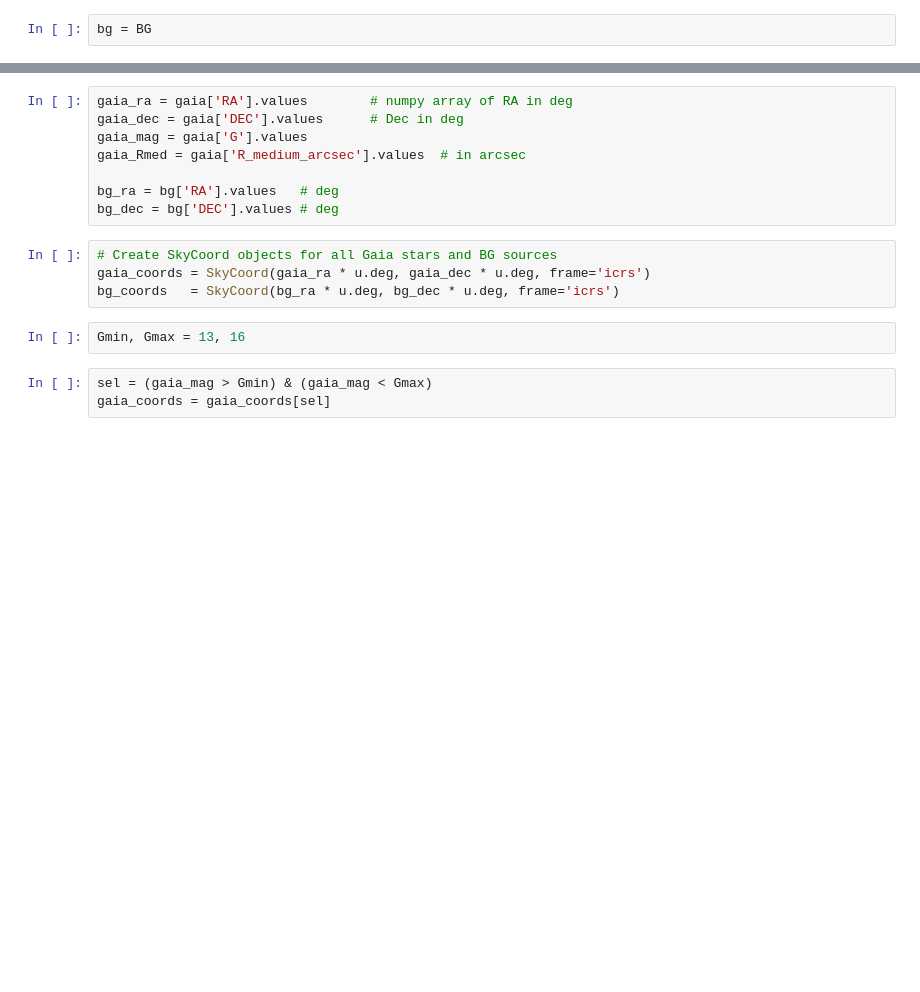
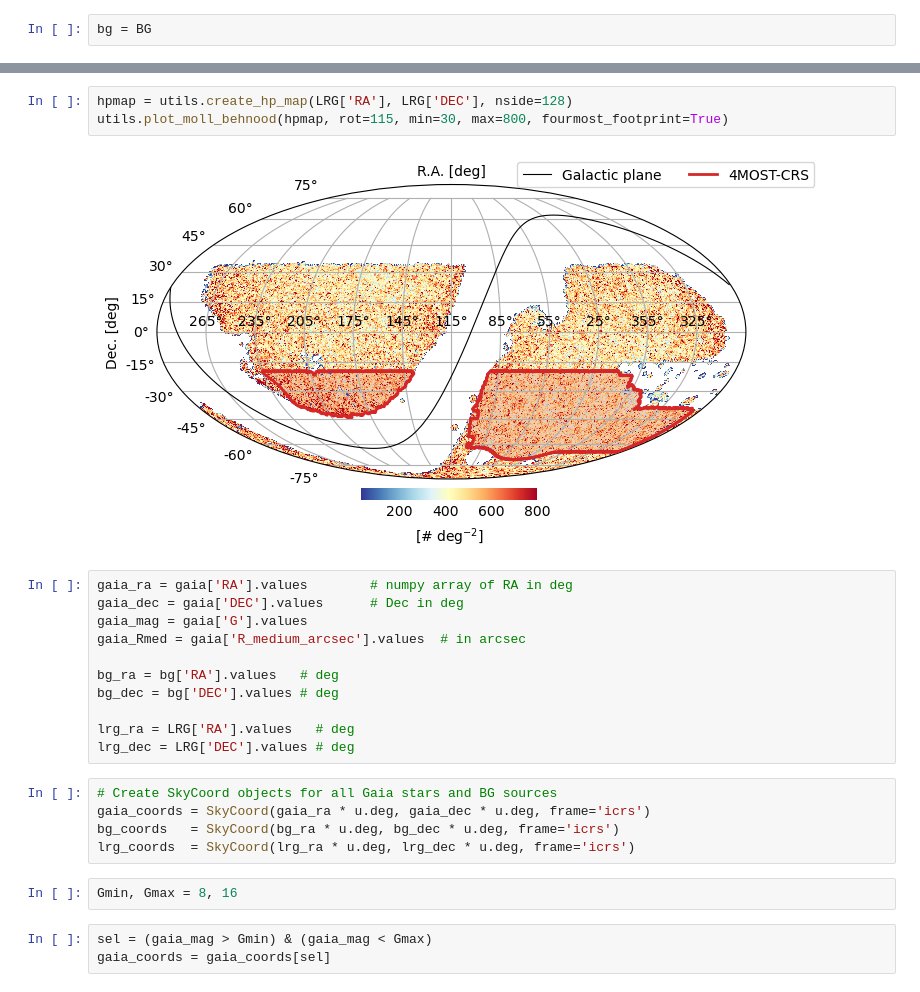
Before and after one commit to 4most-crs/4MOST_CRS_tools, a Jupyter notebook: CRStools/Gaia_star_mask_plots.ipynb, the cells around one changed output, grey strips where cells are left out. Cells and saved outputs as stored; diff of their text form; blank space fills up the shorter version.

```diff
--- a/CRStools/Gaia_star_mask_plots.ipynb
+++ b/CRStools/Gaia_star_mask_plots.ipynb
@@ -74,3 +124,8 @@ utils.plot_moll(hpmap, rot=115, min=30, max=1000, fourmost_footprint=True)
+# %%
+hpmap = utils.create_hp_map(LRG['RA'], LRG['DEC'], nside=128)
+utils.plot_moll_behnood(hpmap, rot=115, min=30, max=800, fourmost_footprint=True)
+# %% [output]
+[figure, added]
 # %%
 gaia_ra = gaia['RA'].values        # numpy array of RA in deg
 gaia_dec = gaia['DEC'].values      # Dec in deg
@@ -79,12 +134,16 @@ gaia_Rmed = gaia['R_medium_arcsec'].values  # in arcsec
 
 bg_ra = bg['RA'].values   # deg
 bg_dec = bg['DEC'].values # deg
+
+lrg_ra = LRG['RA'].values   # deg
+lrg_dec = LRG['DEC'].values # deg
 # %%
 # Create SkyCoord objects for all Gaia stars and BG sources
 gaia_coords = SkyCoord(gaia_ra * u.deg, gaia_dec * u.deg, frame='icrs')
 bg_coords   = SkyCoord(bg_ra * u.deg, bg_dec * u.deg, frame='icrs')
+lrg_coords  = SkyCoord(lrg_ra * u.deg, lrg_dec * u.deg, frame='icrs')
 # %%
-Gmin, Gmax = 13, 16
+Gmin, Gmax = 8, 16
 # %%
 sel = (gaia_mag > Gmin) & (gaia_mag < Gmax)
 gaia_coords = gaia_coords[sel]
```
Also changed, not shown: parts of 32 cells of this notebook, 44 other files.
